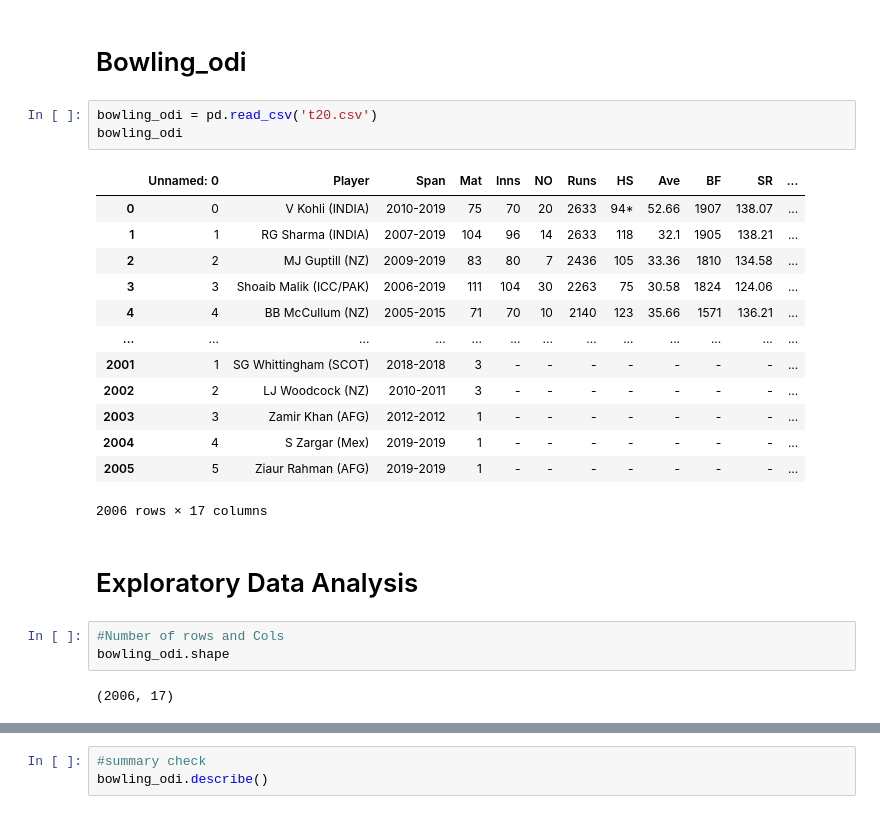
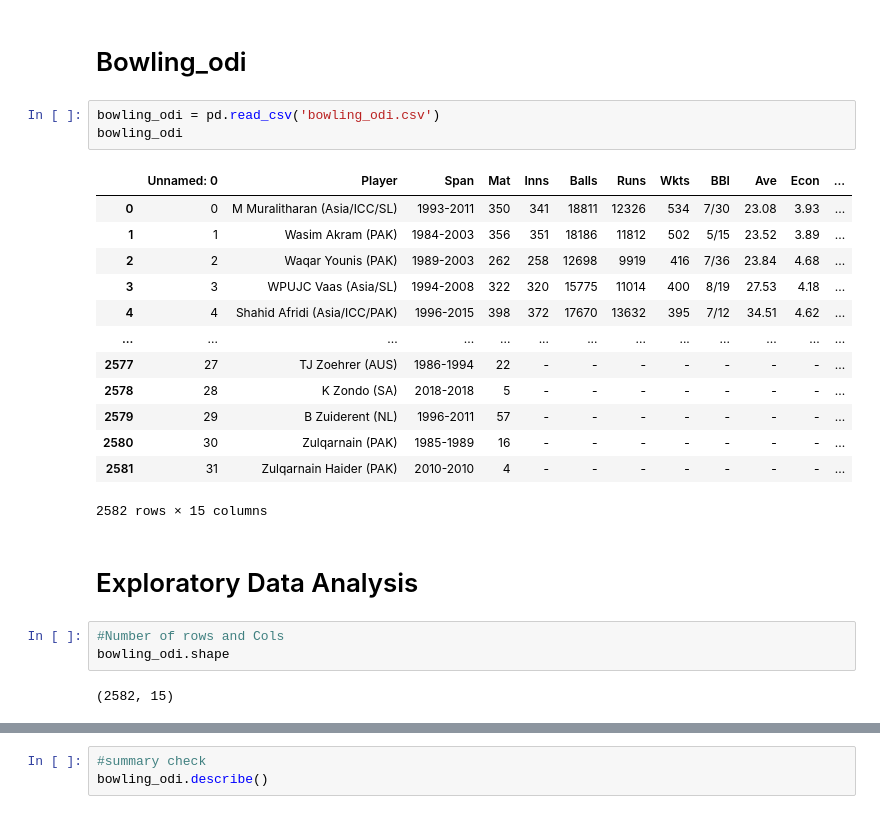
Before and after one commit to harshvs23/sports-_mine_visualization_part, a Jupyter notebook: bowling_odi.ipynb, the cells around one changed output, grey strips where cells are left out. Cells and saved outputs as stored; diff of their text form.

```diff
--- a/bowling_odi.ipynb
+++ b/bowling_odi.ipynb
@@ -17,29 +17,29 @@ warnings.filterwarnings('ignore')
 # %% [markdown]
 # Bowling_odi
 # %%
-bowling_odi = pd.read_csv('t20.csv')
+bowling_odi = pd.read_csv('bowling_odi.csv')
 bowling_odi
 # %% [output]
-|  | Unnamed: 0 | Player | Span | Mat | Inns | NO | Runs | HS | Ave | BF | SR | ... |
-| 0 | 0 | V Kohli (INDIA) | 2010-2019 | 75 | 70 | 20 | 2633 | 94* | 52.66 | 1907 | 138.07 | ... |
-| 1 | 1 | RG Sharma (INDIA) | 2007-2019 | 104 | 96 | 14 | 2633 | 118 | 32.1 | 1905 | 138.21 | ... |
-| 2 | 2 | MJ Guptill (NZ) | 2009-2019 | 83 | 80 | 7 | 2436 | 105 | 33.36 | 1810 | 134.58 | ... |
-| 3 | 3 | Shoaib Malik (ICC/PAK) | 2006-2019 | 111 | 104 | 30 | 2263 | 75 | 30.58 | 1824 | 124.06 | ... |
-| 4 | 4 | BB McCullum (NZ) | 2005-2015 | 71 | 70 | 10 | 2140 | 123 | 35.66 | 1571 | 136.21 | ... |
+|  | Unnamed: 0 | Player | Span | Mat | Inns | Balls | Runs | Wkts | BBI | Ave | Econ | ... |
+| 0 | 0 | M Muralitharan (Asia/ICC/SL) | 1993-2011 | 350 | 341 | 18811 | 12326 | 534 | 7/30 | 23.08 | 3.93 | ... |
+| 1 | 1 | Wasim Akram (PAK) | 1984-2003 | 356 | 351 | 18186 | 11812 | 502 | 5/15 | 23.52 | 3.89 | ... |
+| 2 | 2 | Waqar Younis (PAK) | 1989-2003 | 262 | 258 | 12698 | 9919 | 416 | 7/36 | 23.84 | 4.68 | ... |
+| 3 | 3 | WPUJC Vaas (Asia/SL) | 1994-2008 | 322 | 320 | 15775 | 11014 | 400 | 8/19 | 27.53 | 4.18 | ... |
+| 4 | 4 | Shahid Afridi (Asia/ICC/PAK) | 1996-2015 | 398 | 372 | 17670 | 13632 | 395 | 7/12 | 34.51 | 4.62 | ... |
 | ... | ... | ... | ... | ... | ... | ... | ... | ... | ... | ... | ... | ... |
-| 2001 | 1 | SG Whittingham (SCOT) | 2018-2018 | 3 | - | - | - | - | - | - | - | ... |
-| 2002 | 2 | LJ Woodcock (NZ) | 2010-2011 | 3 | - | - | - | - | - | - | - | ... |
-| 2003 | 3 | Zamir Khan (AFG) | 2012-2012 | 1 | - | - | - | - | - | - | - | ... |
-| 2004 | 4 | S Zargar (Mex) | 2019-2019 | 1 | - | - | - | - | - | - | - | ... |
-| 2005 | 5 | Ziaur Rahman (AFG) | 2019-2019 | 1 | - | - | - | - | - | - | - | ... |
+| 2577 | 27 | TJ Zoehrer (AUS) | 1986-1994 | 22 | - | - | - | - | - | - | - | ... |
+| 2578 | 28 | K Zondo (SA) | 2018-2018 | 5 | - | - | - | - | - | - | - | ... |
+| 2579 | 29 | B Zuiderent (NL) | 1996-2011 | 57 | - | - | - | - | - | - | - | ... |
+| 2580 | 30 | Zulqarnain (PAK) | 1985-1989 | 16 | - | - | - | - | - | - | - | ... |
+| 2581 | 31 | Zulqarnain Haider (PAK) | 2010-2010 | 4 | - | - | - | - | - | - | - | ... |
-2006 rows × 17 columns
+2582 rows × 15 columns
 # %% [markdown]
 # Exploratory Data Analysis
 # %%
 #Number of rows and Cols
 bowling_odi.shape
 # %% [output]
-(2006, 17)
+(2582, 15)
 # %%
 #  fetch the first n rows
 bowling_odi.head(20)
```
Also changed, not shown: parts of 28 cells of this notebook, 21 other files.
